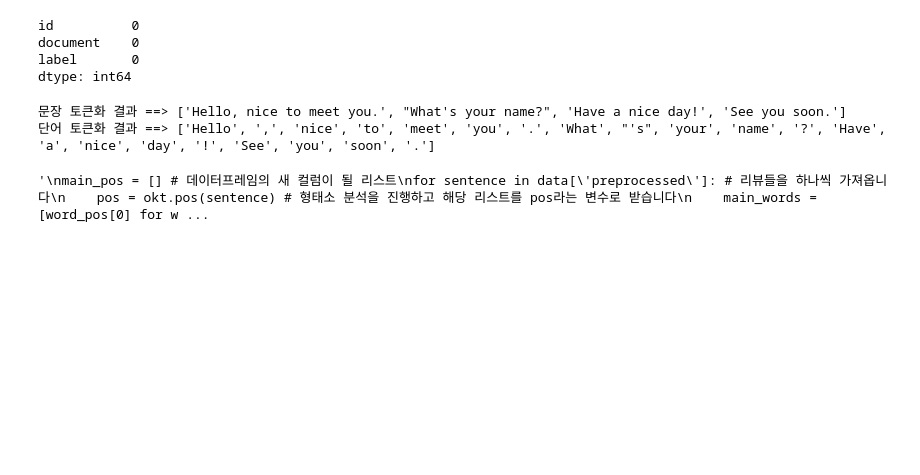
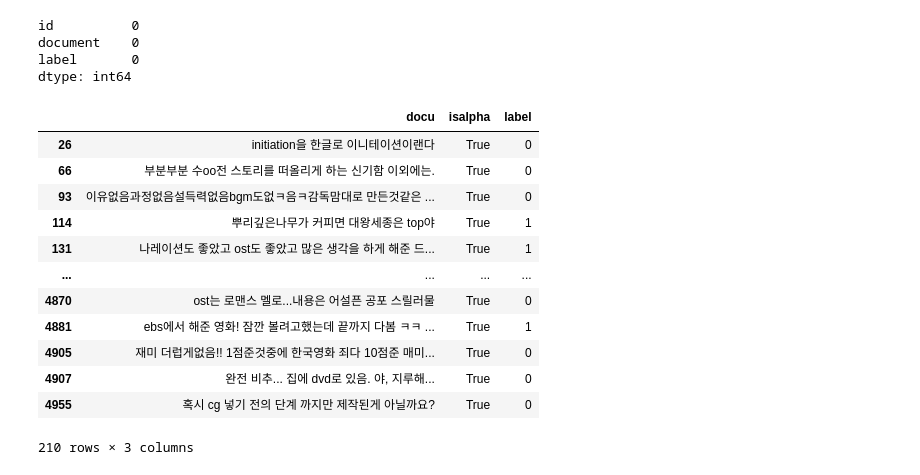
Before and after one commit to leejonghyeong/MovieSentimentalAnalysis, a Jupyter notebook: Sentimental_Analysis.ipynb, the cells around one changed output. Saved outputs shown, nothing was run; the diff lists cells and outputs as text; code cells hidden in the pictures; blank space fills up the shorter version.

```diff
--- a/Sentimental_Analysis.ipynb
+++ b/Sentimental_Analysis.ipynb
@@ -54,36 +75,28 @@ id          0
 document    0
 label       0
 dtype: int64
+# %%
+df = data['document'].str.lower()
+df = pd.DataFrame(df)
+df.columns = ['docu']
+df['isalpha'] = df['docu'].str.contains('([a-z])')
+df['label'] = data['label']
+df[df.isalpha == True]
+# %% [output]
+|  | docu | isalpha | label |
+| 26 | initiation을 한글로 이니테이션이랜다 | True | 0 |
+| 66 | 부분부분 수oo전 스토리를 떠올리게 하는 신기함 이외에는. | True | 0 |
+| 93 | 이유없음과정없음설득력없음bgm도없ㅋ음ㅋ감독맘대로 만든것같은 ... | True | 0 |
+| 114 | 뿌리깊은나무가 커피면 대왕세종은 top야 | True | 1 |
+| 131 | 나레이션도 좋았고 ost도 좋았고 많은 생각을 하게 해준 드... | True | 1 |
+| ... | ... | ... | ... |
+| 4870 | ost는 로맨스 멜로...내용은 어설픈 공포 스릴러물 | True | 0 |
+| 4881 | ebs에서 해준 영화! 잠깐 볼려고했는데 끝까지 다봄 ㅋㅋ ... | True | 1 |
+| 4905 | 재미 더럽게없음!! 1점준것중에 한국영화 죄다 10점준 매미... | True | 0 |
+| 4907 | 완전 비추... 집에 dvd로 있음. 야, 지루해... | True | 0 |
+| 4955 | 혹시 cg 넣기 전의 단계 까지만 제작된게 아닐까요? | True | 0 |
+210 rows × 3 columns
 # %%
 train, val = train_test_split(data)
 train.reset_index(inplace=True) # 전처리 과정에서 데이터가 뒤섞이지 않도록 인덱스를 초기화해주었습니다.
 val.reset_index(inplace=True)
-# %%
-text = "Hello, nice to meet you. What's your name? Have a nice day! See you soon." # 예시 문장을 정의합니다.
-print('문장 토큰화 결과 ==>',sent_tokenize(text))
-print('단어 토큰화 결과 ==>', word_tokenize(text))
-# %% [output]
-문장 토큰화 결과 ==> ['Hello, nice to meet you.', "What's your name?", 'Have a nice day!', 'See you soon.']
-단어 토큰화 결과 ==> ['Hello', ',', 'nice', 'to', 'meet', 'you', '.', 'What', "'s", 'your', 'name', '?', 'Have', 'a', 'nice', 'day', '!', 'See', 'you', 'soon', '.']
-# %%
-#학습 셋 전처리
-data['preprocessed'] = data['document'].str.replace("[^ㄱ-ㅎㅏ-ㅣ가-힣0-9 ]","") # 한글과 공백을 제외하고 모두 제거
-
-# 인스턴스 할당
-okt = Okt()
-spacing = Spacing()
-
-spaced = []
-for sentence in data['preprocessed']:
-    sentence = spacing(sentence)
-    spaced.append(sentence)
-data['spaced'] = pd.DataFrame(spaced)
-
-tokenized = [] # 데이터프레임의 한 컬럼으로 추가할 리스트
-for sentence in data['spaced']: # 전처리된 리뷰들을 하나씩 꺼내옵니다
-    tokens = okt.morphs(sentence, stem = True) # 형태소 분석 (stem = True로 설정해 어간 추출을 해주었습니다)
-    tokenize = " ".join(tokens) # tokens라는 리스트 안의 형태소들을 띄어쓰기로 분리된 하나의 문자열로 join시켜줍니다.
-    tokenized.append(tokenize) # 형태소 단위로 띄어쓰기된 문자열을 최종 리스트에 추가해줍니다
-data["tokenized_stem"] = pd.DataFrame(tokenized) # 리스트를 데이터프레임으로 변환해 tokenized_stem라는 컬럼명으로 추가해줍니다.
-# %% [output]
-'\nmain_pos = [] # 데이터프레임의 새 컬럼이 될 리스트\nfor sentence in data[\'preprocessed\']: # 리뷰들을 하나씩 가져옵니다\n    pos = okt.pos(sentence) # 형태소 분석을 진행하고 해당 리스트를 pos라는 변수로 받습니다\n    main_words = [word_pos[0] for w ...
```
Also changed, not shown: parts of 41 cells of this notebook.
